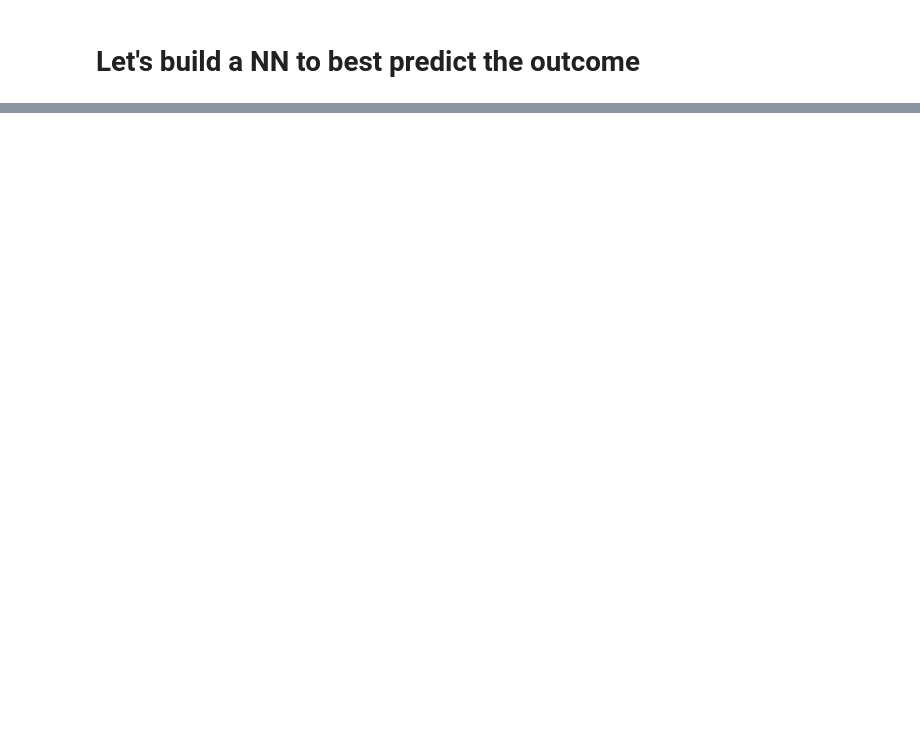
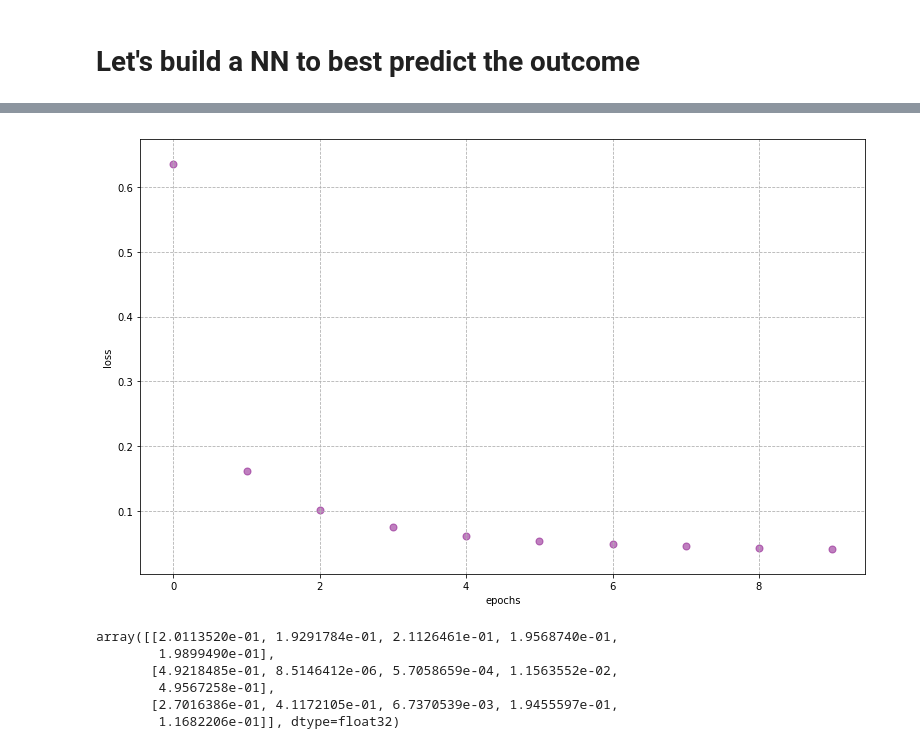
Before and after one commit to erdosn/dsc-text-classification-lab-online-ds-ft-120919, a Jupyter notebook: DeepLearning.ipynb, the cells around one changed output, grey strips where cells are left out. Saved outputs shown, nothing was run; the diff lists cells and outputs as text; code cells hidden in the pictures; blank space fills up the shorter version.

```diff
--- a/DeepLearning.ipynb
+++ b/DeepLearning.ipynb
@@ -33,5 +66,5 @@ display(df_test.head(2))
 # %%
-bow = CountVectorizer()
+bow = CountVectorizer(max_features=5000)
 # %%
 bow_train = bow.fit_transform(df_train["processed_article"])
 bow_test = bow.transform(df_test["processed_article"])
@@ -55,0 +113,3 @@ model = keras.Sequential()
+# %%
+model.add(Dense(units=5000, use_bias=False, activation='relu', input_dim=5000))
+model.add(Dense(units=5, activation='softmax'))
@@ -55,0 +134,7 @@ model = keras.Sequential()
+# %%
+model_optimizer = optimizers.Adam(lr=0.001)
+
+model.compile(loss=keras.losses.categorical_crossentropy,
+              optimizer=model_optimizer)
+# %%
+history = model.fit(bow_train, y_train_enc, epochs=10, batch_size=200, verbose=1)
@@ -55,0 +162,23 @@ model = keras.Sequential()
+# %%
+def plot_history(history, figsize=(13, 8), color='purple', s=50, alpha=0.5):
+    plt.figure(figsize=figsize)
+    plt.grid(zorder=0, linestyle='--')
+    plt.scatter(history.epoch, history.history["loss"], c=color, s=s, alpha=alpha)
+    plt.xlabel("epochs")
+    plt.ylabel("loss")
+    plt.show()
+
+
+plot_history(history)
+# %% [output]
+[figure, added]
+# %%
+y_preds = model.predict(bow_test)
+y_preds[:3]
+# %% [output]
+array([[2.0113520e-01, 1.9291784e-01, 2.1126461e-01, 1.9568740e-01,
+        1.9899490e-01],
+       [4.9218485e-01, 8.5146412e-06, 5.7058659e-04, 1.1563552e-02,
+        4.9567258e-01],
+       [2.7016386e-01, 4.1172105e-01, 6.7370539e-03, 1.9455597e-01,
+        1.1682206e-01]], dtype=float32)
```
Also changed, not shown: parts of 15 cells of this notebook.
